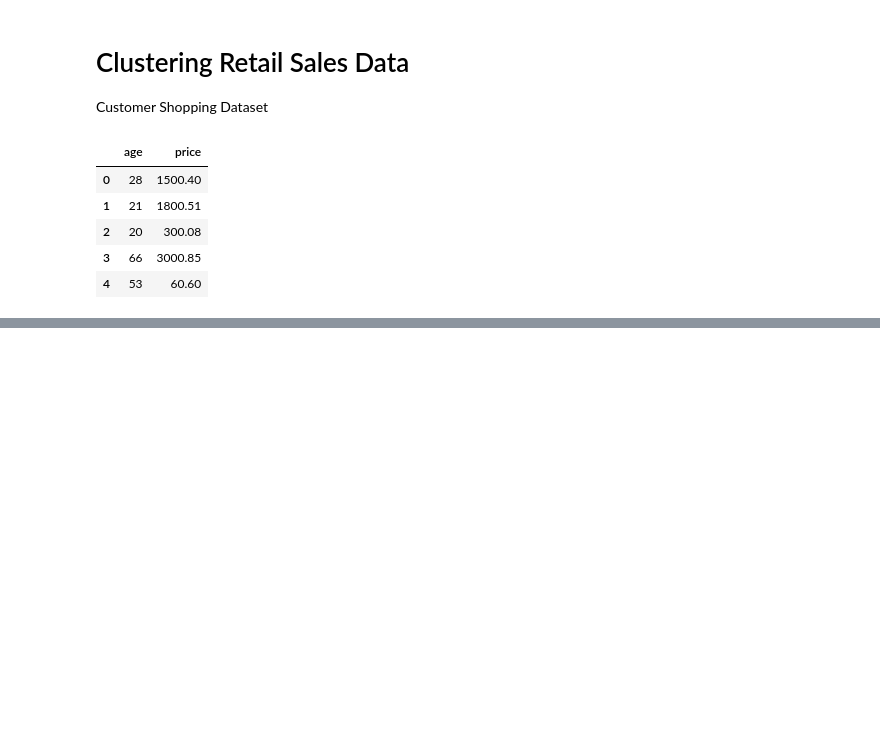
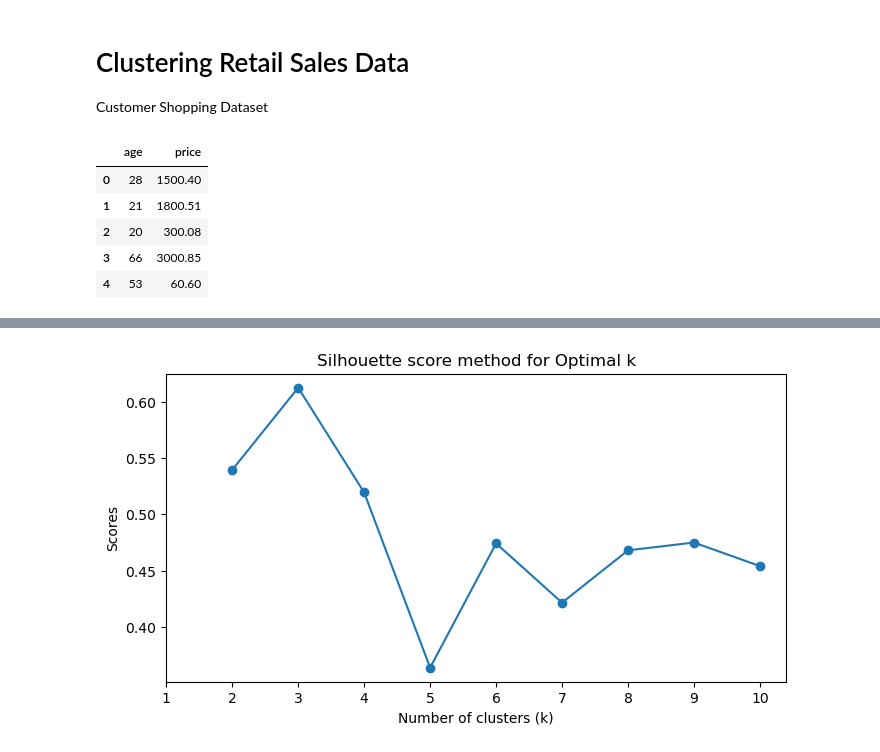
Before and after one commit to andrianarivo/clustering, a Jupyter notebook: kmeans.ipynb, the cells around one changed output, grey strips where cells are left out. Drawn from its saved outputs; the diff is of its cells as text; code cells hidden in the pictures; blank space fills up the shorter version.

```diff
--- a/kmeans.ipynb
+++ b/kmeans.ipynb
@@ -26,0 +40,12 @@ y_pred=kmeans.fit_predict(X)
+# %%
+silhouettes = [silhouette_score(X, model.labels_) for model in kmeans_per_k[1:]]
+
+plt.figure(figsize=(8, 4))
+plt.plot(k_range[1:], silhouettes, marker='o')
+plt.title('Silhouette score method for Optimal k')
+plt.xlabel('Number of clusters (k)')
+plt.ylabel('Scores')
+plt.xticks(k_range)
+plt.show()
+# %% [output]
+[figure, added]
```
Also changed, not shown: parts of 8 cells of this notebook.
